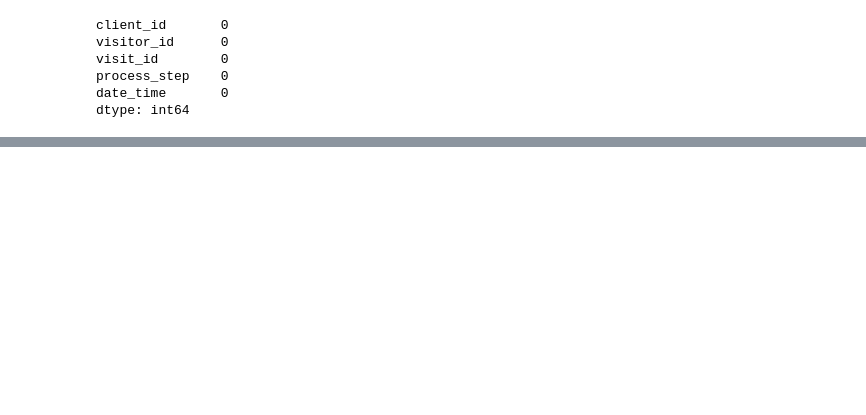
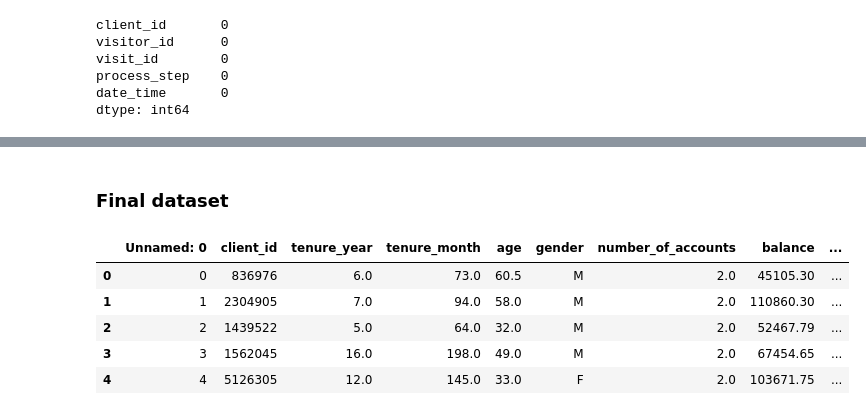
Before and after one commit to houleye45/-vanguard_ab_test_week5_project, a Jupyter notebook: Notebooks/Houleye/notebook_houleye_cleaning.ipynb, the cells around one changed output, grey strips where cells are left out. Drawn from its saved outputs; the diff is of its cells as text; code cells hidden in the pictures; blank space fills up the shorter version.

```diff
--- a/Notebooks/Houleye/notebook_houleye_cleaning.ipynb
+++ b/Notebooks/Houleye/notebook_houleye_cleaning.ipynb
@@ -293,0 +279,12 @@ digital_footprints.to_csv('digital_footprints.csv', index=False)
+# %% [markdown]
+### Final dataset
+# %%
+df_client_info = pd.read_csv('https://raw.githubusercontent.com/houleye45/vanguard_ab_test_week5_project/main/data/clean/df_client_info.csv')
+df_client_info.head()
+# %% [output]
+|  | Unnamed: 0 | client_id | tenure_year | tenure_month | age | gender | number_of_accounts | balance | ... |
+| 0 | 0 | 836976 | 6.0 | 73.0 | 60.5 | M | 2.0 | 45105.30 | ... |
+| 1 | 1 | 2304905 | 7.0 | 94.0 | 58.0 | M | 2.0 | 110860.30 | ... |
+| 2 | 2 | 1439522 | 5.0 | 64.0 | 32.0 | M | 2.0 | 52467.79 | ... |
+| 3 | 3 | 1562045 | 16.0 | 198.0 | 49.0 | M | 2.0 | 67454.65 | ... |
+| 4 | 4 | 5126305 | 12.0 | 145.0 | 33.0 | F | 2.0 | 103671.75 | ... |
```
Also changed, not shown: parts of 34 cells of this notebook, 5 other files.
